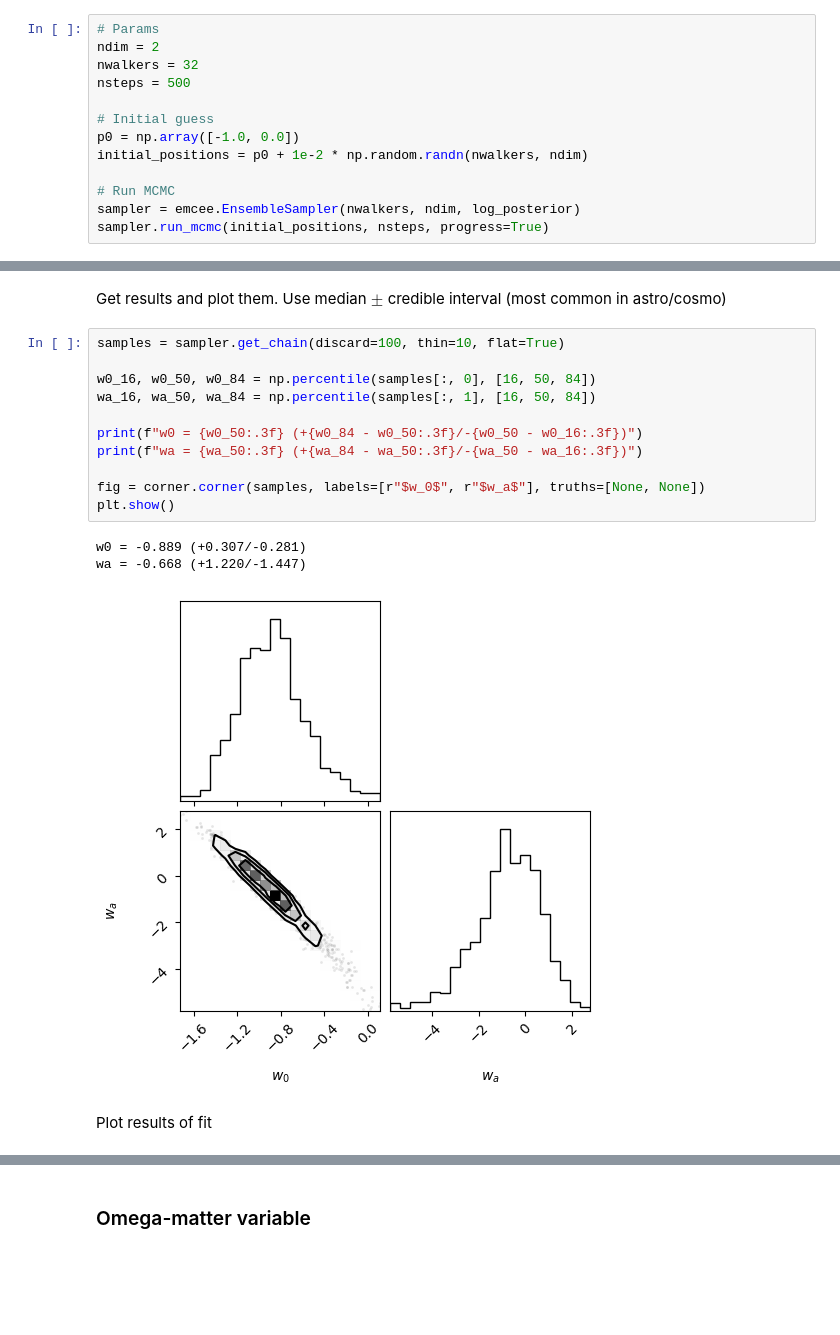
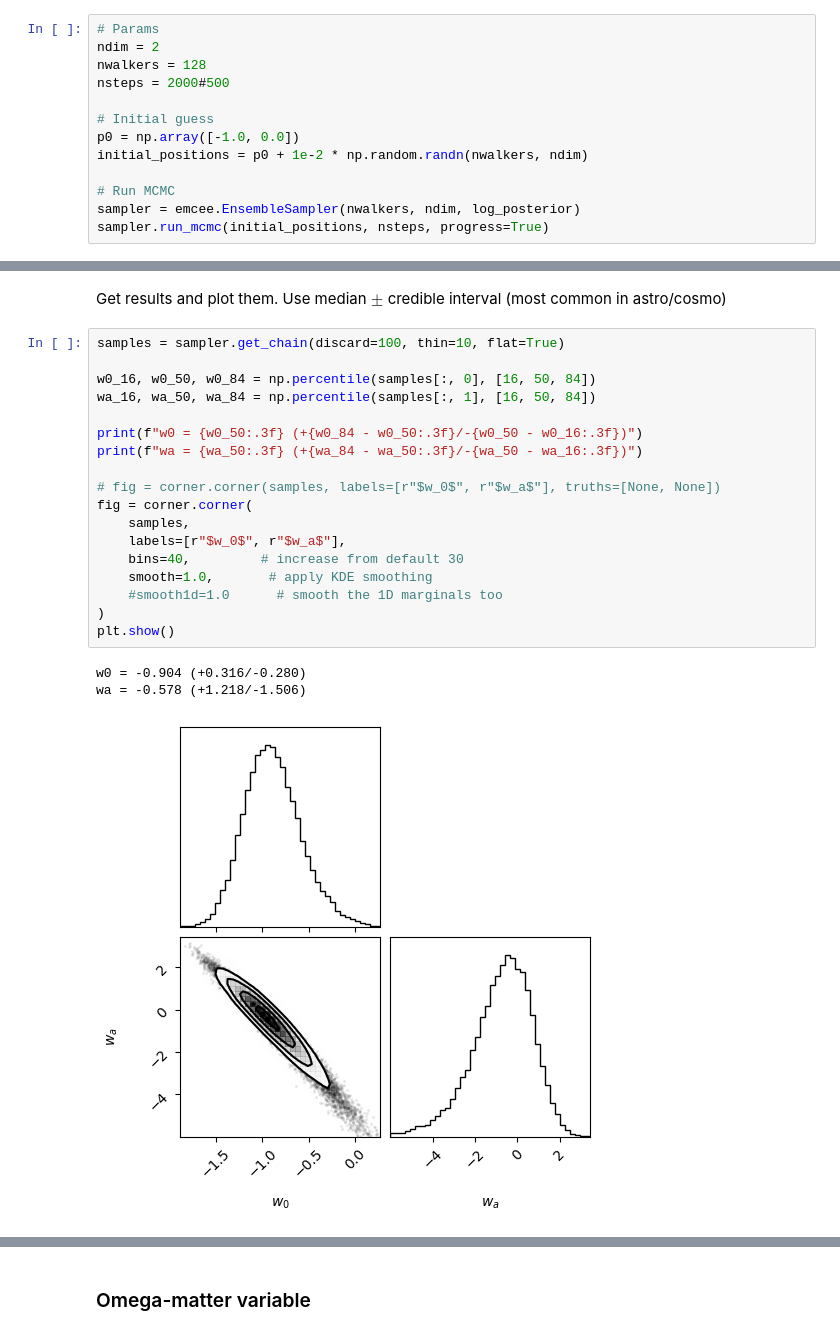
Before and after one commit to lbarazza/Cosmo-1, a Jupyter notebook: assignment2_clean.ipynb, the cells around one changed output, grey strips where cells are left out. Saved outputs shown, nothing was run; the diff lists cells and outputs as text; blank space fills up the shorter version.

```diff
--- a/assignment2_clean.ipynb
+++ b/assignment2_clean.ipynb
@@ -155,8 +154,8 @@ Run MCMC
 # %%
 # Params
 ndim = 2
-nwalkers = 32
-nsteps = 500
+nwalkers = 128
+nsteps = 2000#500
 
 # Initial guess
 p0 = np.array([-1.0, 0.0])
@@ -188,17 +187,22 @@ Get results and plot them. Use median $\pm$ credible interval (most common in as
 # %%
 samples = sampler.get_chain(discard=100, thin=10, flat=True)
 
 w0_16, w0_50, w0_84 = np.percentile(samples[:, 0], [16, 50, 84])
 wa_16, wa_50, wa_84 = np.percentile(samples[:, 1], [16, 50, 84])
 
 print(f"w0 = {w0_50:.3f} (+{w0_84 - w0_50:.3f}/-{w0_50 - w0_16:.3f})")
 print(f"wa = {wa_50:.3f} (+{wa_84 - wa_50:.3f}/-{wa_50 - wa_16:.3f})")
 
-fig = corner.corner(samples, labels=[r"$w_0$", r"$w_a$"], truths=[None, None])
+# fig = corner.corner(samples, labels=[r"$w_0$", r"$w_a$"], truths=[None, None])
+fig = corner.corner(
+    samples,
+    labels=[r"$w_0$", r"$w_a$"],
+    bins=40,         # increase from default 30
+    smooth=1.0,       # apply KDE smoothing
+    #smooth1d=1.0      # smooth the 1D marginals too
+)
 plt.show()
 # %% [output]
-w0 = -0.889 (+0.307/-0.281)
-wa = -0.668 (+1.220/-1.447)
+w0 = -0.904 (+0.316/-0.280)
+wa = -0.578 (+1.218/-1.506)
-[figure, old version]
+[figure, new version]
-# %% [markdown]
-Plot results of fit
```
Also changed, not shown: parts of 23 cells of this notebook.
